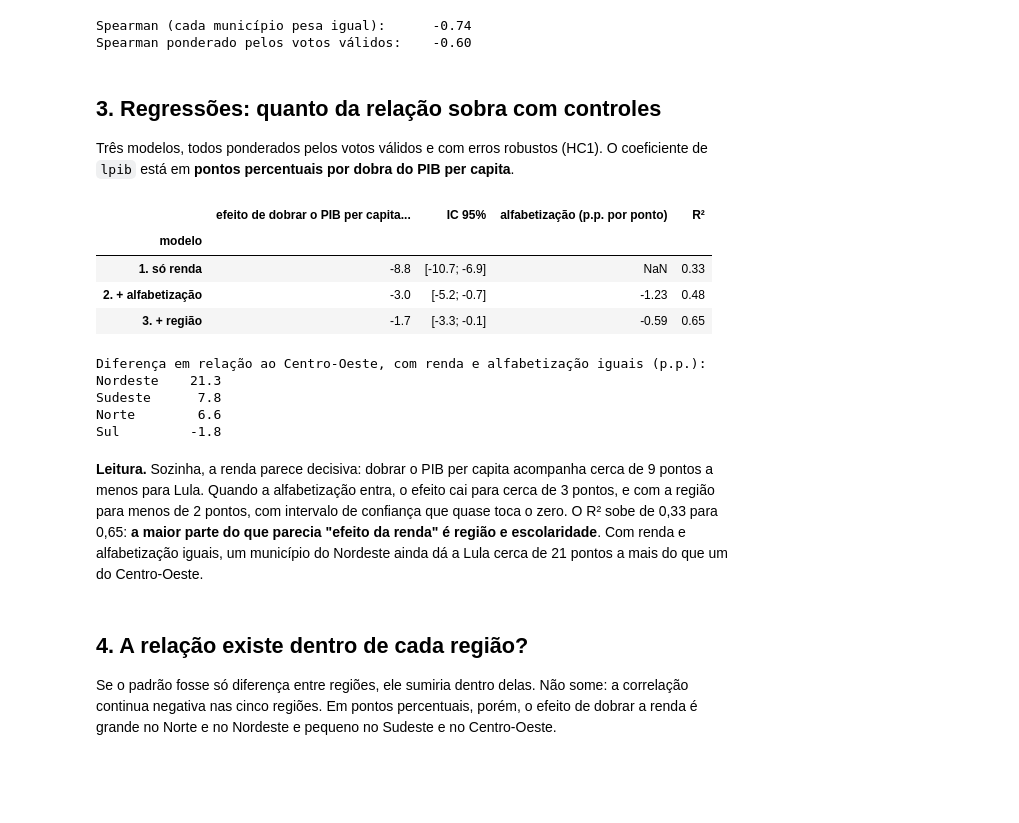
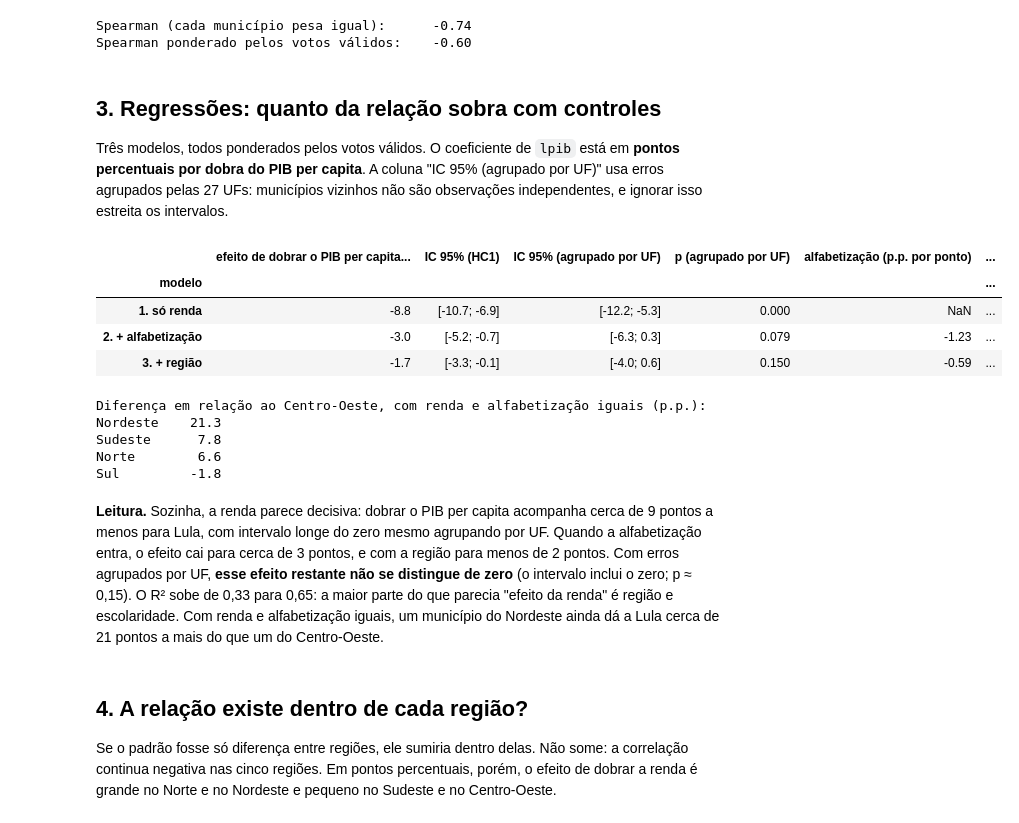
Before and after one commit to fernandofigueiredo-data/eleicoes-presidenciais-br, a Jupyter notebook: notebooks/analise_perfil.ipynb, the cells around one changed output. Cells and saved outputs as stored; diff of their text form; code cells hidden in the pictures; blank space fills up the shorter version.

```diff
--- a/notebooks/analise_perfil.ipynb
+++ b/notebooks/analise_perfil.ipynb
@@ -95,35 +97,42 @@ Spearman ponderado pelos votos válidos:    -0.60
 # %% [markdown]
 ## 3. Regressões: quanto da relação sobra com controles
 
-Três modelos, todos ponderados pelos votos válidos e com erros robustos (HC1). O coeficiente de
-`lpib` está em **pontos percentuais por dobra do PIB per capita**.
+Três modelos, todos ponderados pelos votos válidos. O coeficiente de `lpib` está em **pontos
+percentuais por dobra do PIB per capita**. A coluna "IC 95% (agrupado por UF)" usa erros agrupados
+pelas 27 UFs: municípios vizinhos não são observações independentes, e ignorar isso estreita os
+intervalos.
 # %%
 modelos = {
     "1. só renda": "y ~ lpib",
     "2. + alfabetização": "y ~ lpib + alfabetizacao_2022",
     "3. + região": "y ~ lpib + alfabetizacao_2022 + C(sg_regiao, Treatment('CO'))",
 }
 linhas = []
 ajustes = {}
+grupos_uf = pd.factorize(d.sg_uf)[0]
 for nome, formula in modelos.items():
     m = smf.wls(formula, data=d, weights=d.validos).fit(cov_type="HC1")
+    mc = smf.wls(formula, data=d, weights=d.validos).fit(cov_type="cluster", cov_kwds={"groups": grupos_uf})
     ajustes[nome] = m
     lo, hi = m.conf_int().loc["lpib"] * 100
+    clo, chi = mc.conf_int().loc["lpib"] * 100
     linhas.append({
         "modelo": nome,
         "efeito de dobrar o PIB per capita (p.p.)": round(m.params.lpib * 100, 1),
-        "IC 95%": f"[{lo:.1f}; {hi:.1f}]",
+        "IC 95% (HC1)": f"[{lo:.1f}; {hi:.1f}]",
+        "IC 95% (agrupado por UF)": f"[{clo:.1f}; {chi:.1f}]",
+        "p (agrupado por UF)": round(mc.pvalues.lpib, 3),
         "alfabetização (p.p. por ponto)": round(m.params.get("alfabetizacao_2022", np.nan) * 100, 2),
         "R²": round(m.rsquared, 2),
     })
 tabela = pd.DataFrame(linhas).set_index("modelo")
 tabela
 # %% [output]
-|  | efeito de dobrar o PIB per capita... | IC 95% | alfabetização (p.p. por ponto) | R² |
-| modelo |  |  |  |  |
-| 1. só renda | -8.8 | [-10.7; -6.9] | NaN | 0.33 |
-| 2. + alfabetização | -3.0 | [-5.2; -0.7] | -1.23 | 0.48 |
-| 3. + região | -1.7 | [-3.3; -0.1] | -0.59 | 0.65 |
+|  | efeito de dobrar o PIB per capita... | IC 95% (HC1) | IC 95% (agrupado por UF) | p (agrupado por UF) | alfabetização (p.p. por ponto) | ... |
+| modelo |  |  |  |  |  | ... |
+| 1. só renda | -8.8 | [-10.7; -6.9] | [-12.2; -5.3] | 0.000 | NaN | ... |
+| 2. + alfabetização | -3.0 | [-5.2; -0.7] | [-6.3; 0.3] | 0.079 | -1.23 | ... |
+| 3. + região | -1.7 | [-3.3; -0.1] | [-4.0; 0.6] | 0.150 | -0.59 | ... |
 # %%
 m3 = ajustes["3. + região"]
 efeito_regiao = (m3.params.filter(like="sg_regiao") * 100).round(1)
@@ -138,10 +147,12 @@ Norte        6.6
 Sul         -1.8
 # %% [markdown]
 **Leitura.** Sozinha, a renda parece decisiva: dobrar o PIB per capita acompanha cerca de 9 pontos a
-menos para Lula. Quando a alfabetização entra, o efeito cai para cerca de 3 pontos, e com a região
-para menos de 2 pontos, com intervalo de confiança que quase toca o zero. O R² sobe de 0,33 para 0,65:
-**a maior parte do que parecia "efeito da renda" é região e escolaridade**. Com renda e alfabetização
-iguais, um município do Nordeste ainda dá a Lula cerca de 21 pontos a mais do que um do Centro-Oeste.
+menos para Lula, com intervalo longe do zero mesmo agrupando por UF. Quando a alfabetização entra, o
+efeito cai para cerca de 3 pontos, e com a região para menos de 2 pontos. Com erros agrupados por UF,
+**esse efeito restante não se distingue de zero** (o intervalo inclui o zero; p ≈ 0,15). O R² sobe de
+0,33 para 0,65: a maior parte do que parecia "efeito da renda" é região e escolaridade. Com renda e
+alfabetização iguais, um município do Nordeste ainda dá a Lula cerca de 21 pontos a mais do que um do
+Centro-Oeste.
 # %% [markdown]
 ## 4. A relação existe dentro de cada região?
 
```
Also changed, not shown: parts of 3 cells of this notebook, 17 other files.
